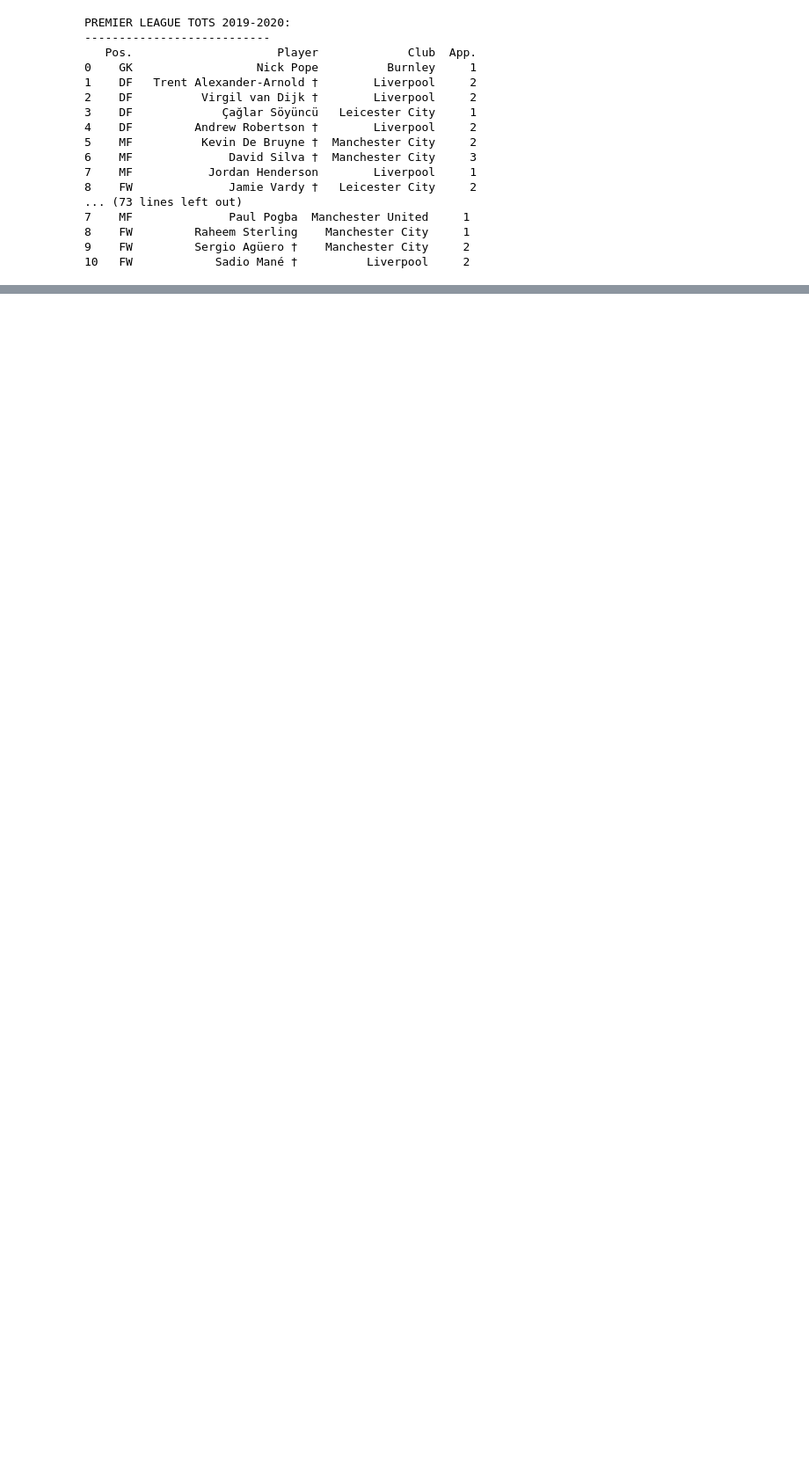
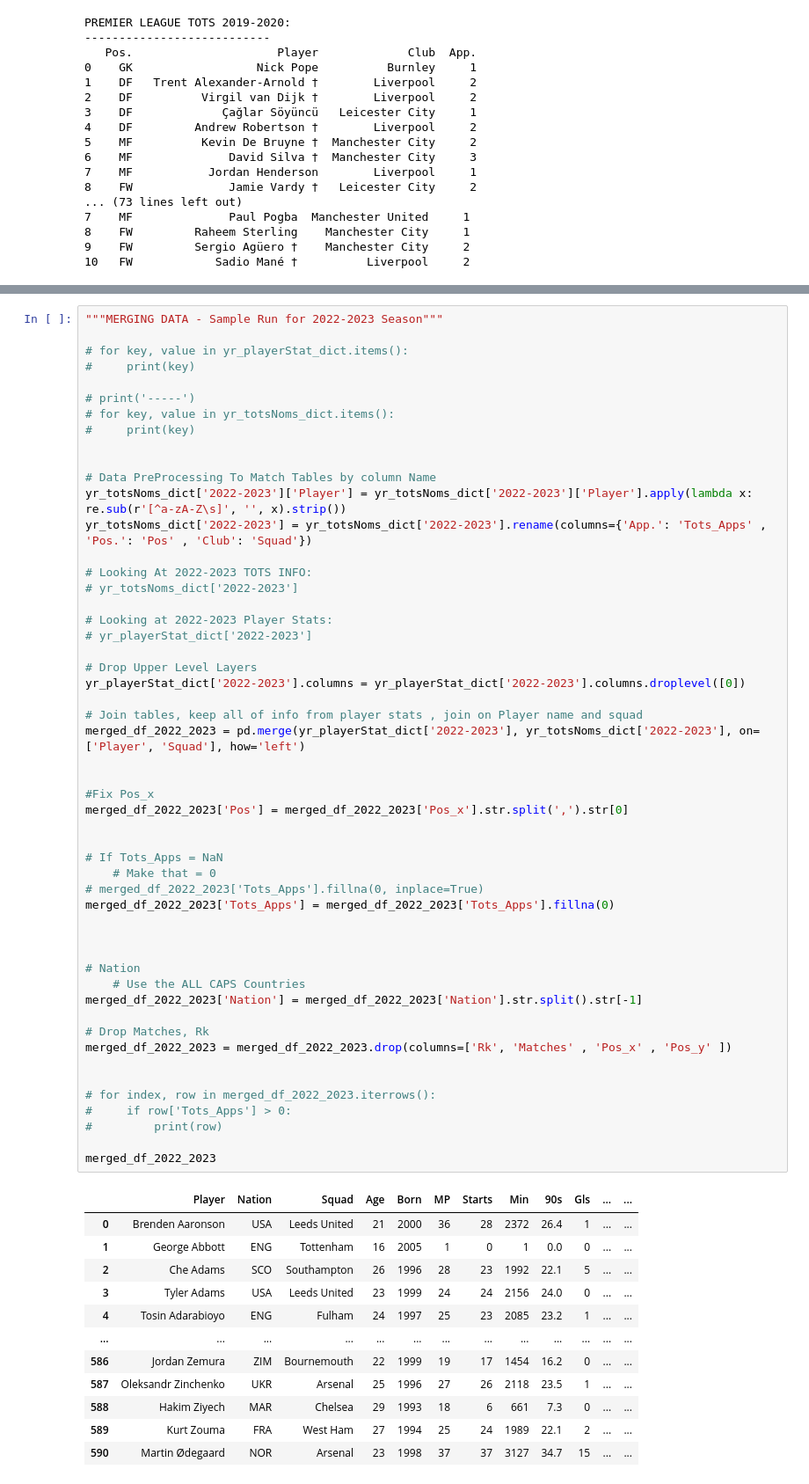
Before and after one commit to Marcos-Zertuche/PL-Player-Forecast, a Jupyter notebook: Practice/WebScrape.ipynb, the cells around one changed output, grey strips where cells are left out. Shown: that part at 88% size. Saved outputs shown, nothing was run; the diff lists cells and outputs as text; blank space fills up the shorter version.

Commit message:
Processing done for one season with player stats and tots info in, need to complete for all

```diff
--- a/Practice/WebScrape.ipynb
+++ b/Practice/WebScrape.ipynb
@@ -254,0 +255,65 @@ Now we have the data for both individual player stats
+# %%
+"""MERGING DATA - Sample Run for 2022-2023 Season"""
+
+# for key, value in yr_playerStat_dict.items():
+#     print(key)
+
+# print('-----')
+# for key, value in yr_totsNoms_dict.items():
+#     print(key)
+
+
+# Data PreProcessing To Match Tables by column Name
+yr_totsNoms_dict['2022-2023']['Player'] = yr_totsNoms_dict['2022-2023']['Player'].apply(lambda x: re.sub(r'[^a-zA-Z\s]', '', x).strip())
+yr_totsNoms_dict['2022-2023'] = yr_totsNoms_dict['2022-2023'].rename(columns={'App.': 'Tots_Apps' , 'Pos.': 'Pos' , 'Club': 'Squad'})
+
+# Looking At 2022-2023 TOTS INFO:
+# yr_totsNoms_dict['2022-2023']
+
+# Looking at 2022-2023 Player Stats:
+# yr_playerStat_dict['2022-2023']
+
+# Drop Upper Level Layers
+yr_playerStat_dict['2022-2023'].columns = yr_playerStat_dict['2022-2023'].columns.droplevel([0])
+
+# Join tables, keep all of info from player stats , join on Player name and squad
+merged_df_2022_2023 = pd.merge(yr_playerStat_dict['2022-2023'], yr_totsNoms_dict['2022-2023'], on=['Player', 'Squad'], how='left')
+
+
+#Fix Pos_x
+merged_df_2022_2023['Pos'] = merged_df_2022_2023['Pos_x'].str.split(',').str[0]
+
+
+# If Tots_Apps = NaN
+    # Make that = 0
+# merged_df_2022_2023['Tots_Apps'].fillna(0, inplace=True)
+merged_df_2022_2023['Tots_Apps'] = merged_df_2022_2023['Tots_Apps'].fillna(0)
+
+
+
+# Nation
+    # Use the ALL CAPS Countries
+merged_df_2022_2023['Nation'] = merged_df_2022_2023['Nation'].str.split().str[-1]
+
+# Drop Matches, Rk
+merged_df_2022_2023 = merged_df_2022_2023.drop(columns=['Rk', 'Matches' , 'Pos_x' , 'Pos_y' ])
+
+
+# for index, row in merged_df_2022_2023.iterrows():
+#     if row['Tots_Apps'] > 0:
+#         print(row)
+
+merged_df_2022_2023
+# %% [output]
+|  | Player | Nation | Squad | Age | Born | MP | Starts | Min | 90s | Gls | ... | ... |
+| 0 | Brenden Aaronson | USA | Leeds United | 21 | 2000 | 36 | 28 | 2372 | 26.4 | 1 | ... | ... |
+| 1 | George Abbott | ENG | Tottenham | 16 | 2005 | 1 | 0 | 1 | 0.0 | 0 | ... | ... |
+| 2 | Che Adams | SCO | Southampton | 26 | 1996 | 28 | 23 | 1992 | 22.1 | 5 | ... | ... |
+| 3 | Tyler Adams | USA | Leeds United | 23 | 1999 | 24 | 24 | 2156 | 24.0 | 0 | ... | ... |
+| 4 | Tosin Adarabioyo | ENG | Fulham | 24 | 1997 | 25 | 23 | 2085 | 23.2 | 1 | ... | ... |
+| ... | ... | ... | ... | ... | ... | ... | ... | ... | ... | ... | ... | ... |
+| 586 | Jordan Zemura | ZIM | Bournemouth | 22 | 1999 | 19 | 17 | 1454 | 16.2 | 0 | ... | ... |
+| 587 | Oleksandr Zinchenko | UKR | Arsenal | 25 | 1996 | 27 | 26 | 2118 | 23.5 | 1 | ... | ... |
+| 588 | Hakim Ziyech | MAR | Chelsea | 29 | 1993 | 18 | 6 | 661 | 7.3 | 0 | ... | ... |
+| 589 | Kurt Zouma | FRA | West Ham | 27 | 1994 | 25 | 24 | 1989 | 22.1 | 2 | ... | ... |
+| 590 | Martin Ødegaard | NOR | Arsenal | 23 | 1998 | 37 | 37 | 3127 | 34.7 | 15 | ... | ... |
```
Also changed, not shown: parts of 5 cells of this notebook, 2 other files.
